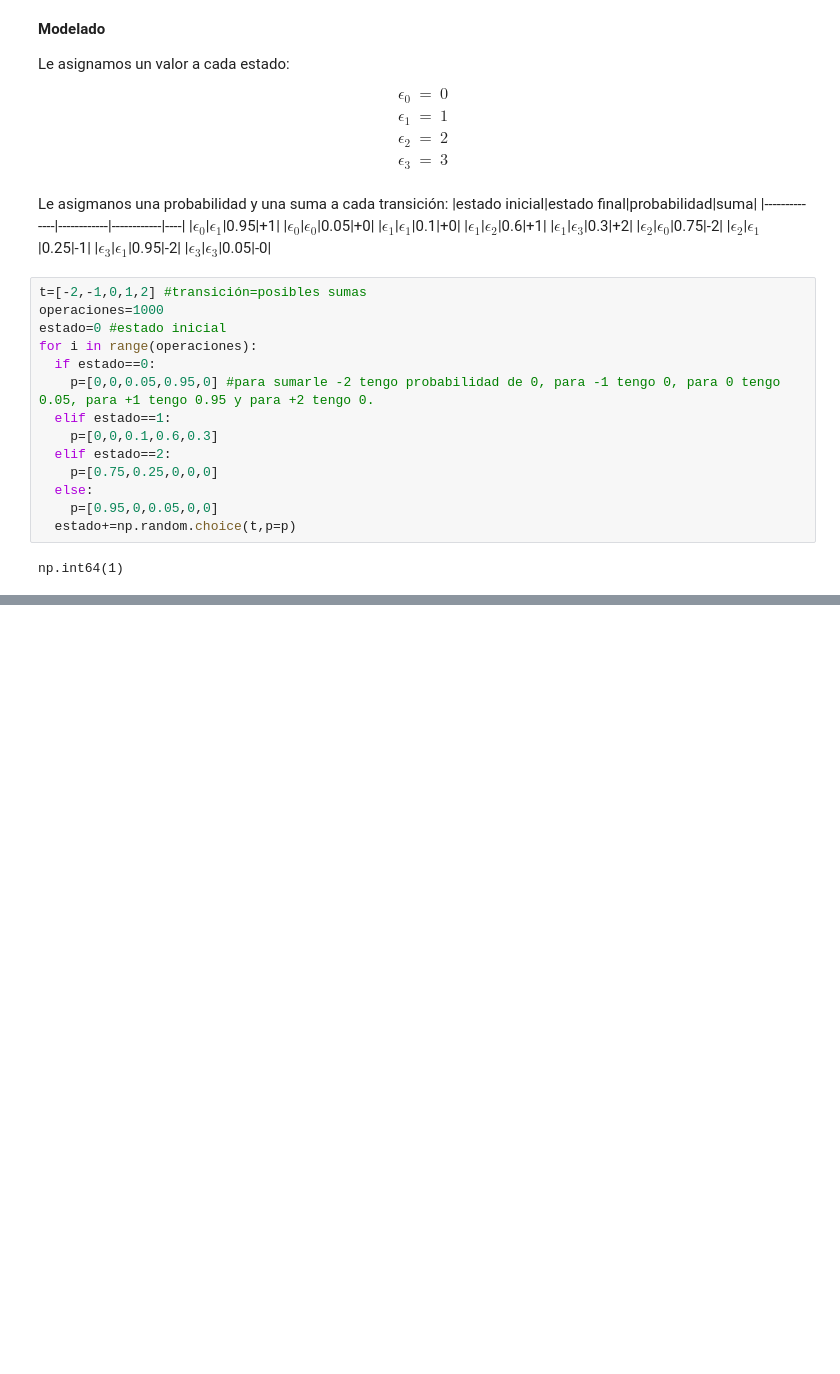
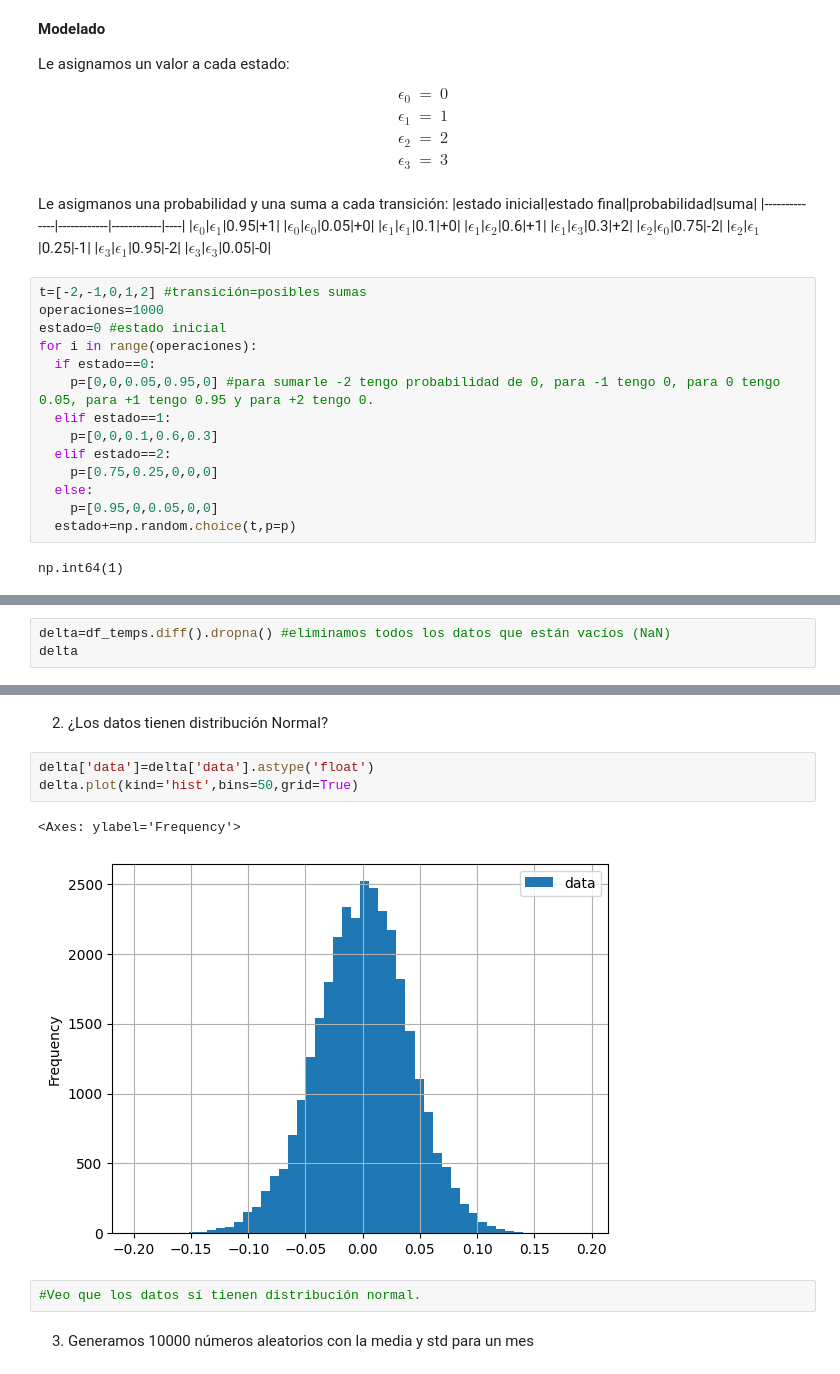
Before and after one commit to CamilaToS/Simulacion_Matematica_2025, a Jupyter notebook: NotasSEMANA10.ipynb, the cells around one changed output, grey strips where cells are left out. Saved outputs shown, nothing was run; the diff lists cells and outputs as text; blank space fills up the shorter version.

```diff
--- a/NotasSEMANA10.ipynb
+++ b/NotasSEMANA10.ipynb
@@ -147,0 +225,3 @@ np.int64(1)
+# %%
+delta=df_temps.diff().dropna() #eliminamos todos los datos que están vacíos (NaN)
+delta
@@ -147,0 +242,12 @@ np.int64(1)
+# %% [markdown]
+2. ¿Los datos tienen distribución Normal?
+# %%
+delta['data']=delta['data'].astype('float')
+delta.plot(kind='hist',bins=50,grid=True)
+# %% [output]
+<Axes: ylabel='Frequency'>
+[figure, added]
+# %%
+#Veo que los datos sí tienen distribución normal.
+# %% [markdown]
+3. Generamos 10000 números aleatorios con la media y std para un mes
```
Also changed, not shown: parts of 30 cells of this notebook.
